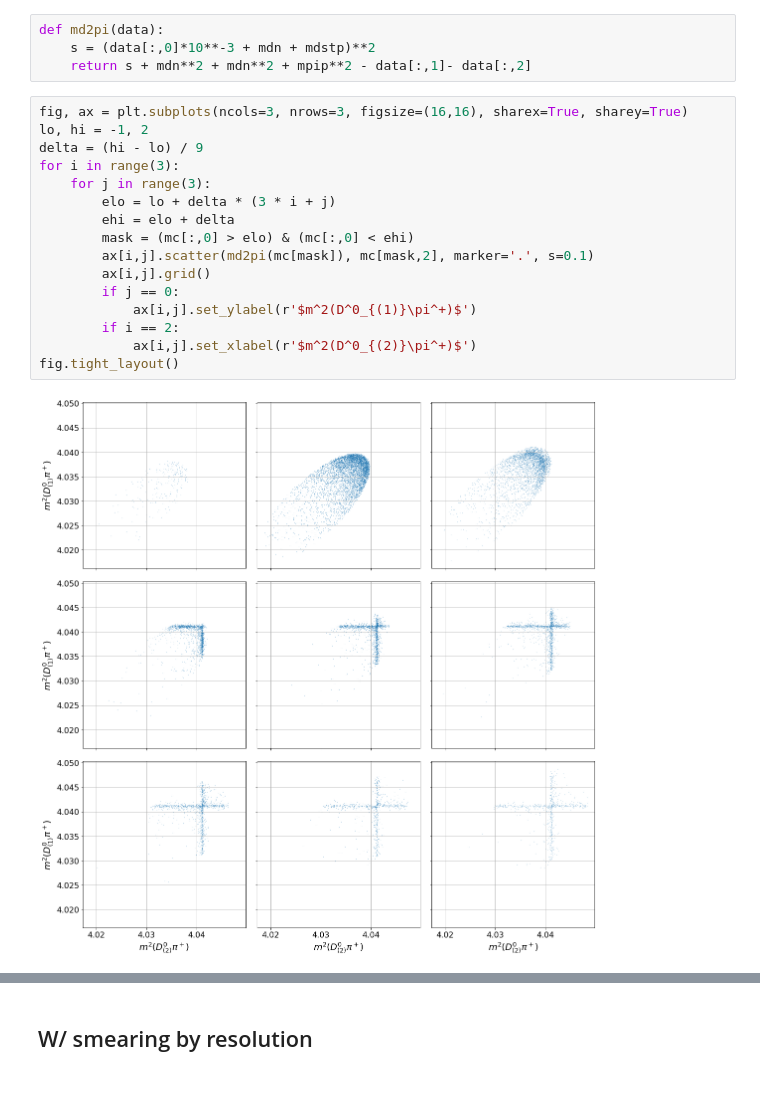
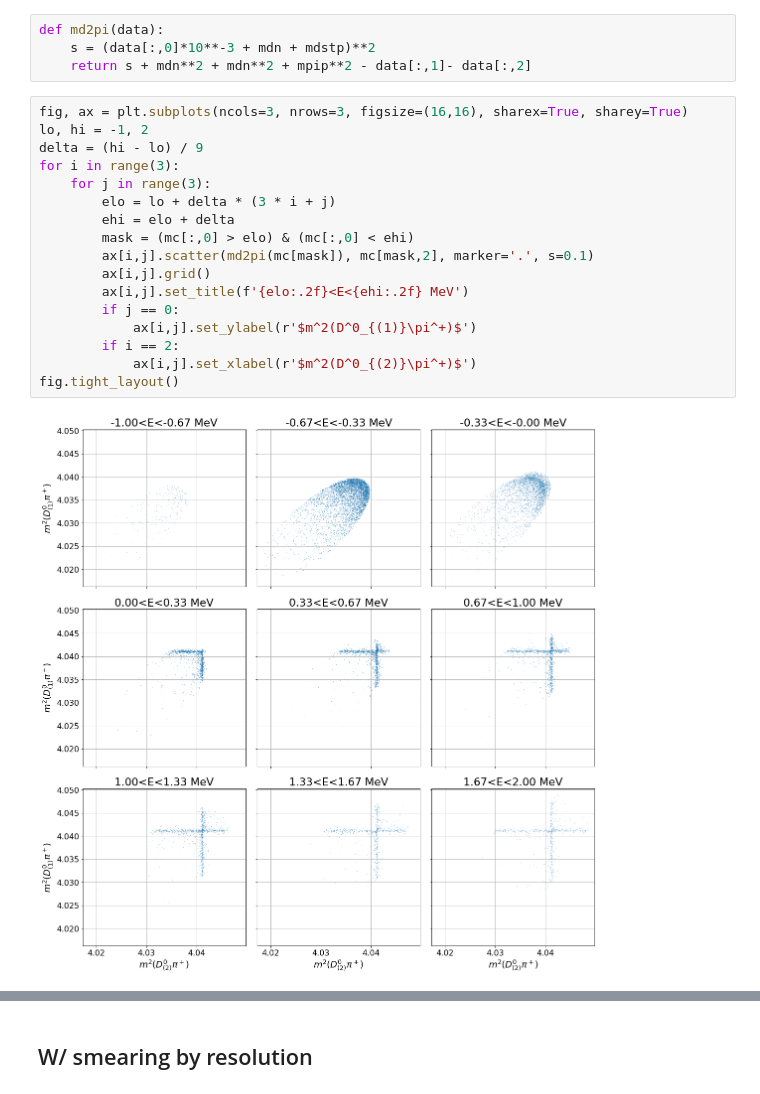
Before and after one commit to VitalyVorobyev/ddst, a Jupyter notebook: MC.ipynb, the cells around one changed output, grey strips where cells are left out. Drawn from its saved outputs; the diff is of its cells as text.

```diff
--- a/MC.ipynb
+++ b/MC.ipynb
@@ -41,21 +41,22 @@ def md2pi(data):
 # %%
 fig, ax = plt.subplots(ncols=3, nrows=3, figsize=(16,16), sharex=True, sharey=True)
 lo, hi = -1, 2
 delta = (hi - lo) / 9
 for i in range(3):
     for j in range(3):
         elo = lo + delta * (3 * i + j)
         ehi = elo + delta
         mask = (mc[:,0] > elo) & (mc[:,0] < ehi)
         ax[i,j].scatter(md2pi(mc[mask]), mc[mask,2], marker='.', s=0.1)
         ax[i,j].grid()
+        ax[i,j].set_title(f'{elo:.2f}<E<{ehi:.2f} MeV')
         if j == 0:
             ax[i,j].set_ylabel(r'$m^2(D^0_{(1)}\pi^+)$')
         if i == 2:
             ax[i,j].set_xlabel(r'$m^2(D^0_{(2)}\pi^+)$')
 fig.tight_layout()
 # %% [output]
-[figure, old version]
+[figure, new version]
 # %%
 fig, ax = plt.subplots(ncols=3, nrows=3, figsize=(16,16), sharex=True, sharey=True)
 lo, hi = -1, 2
```
Also changed, not shown: parts of 1 cell of this notebook.
